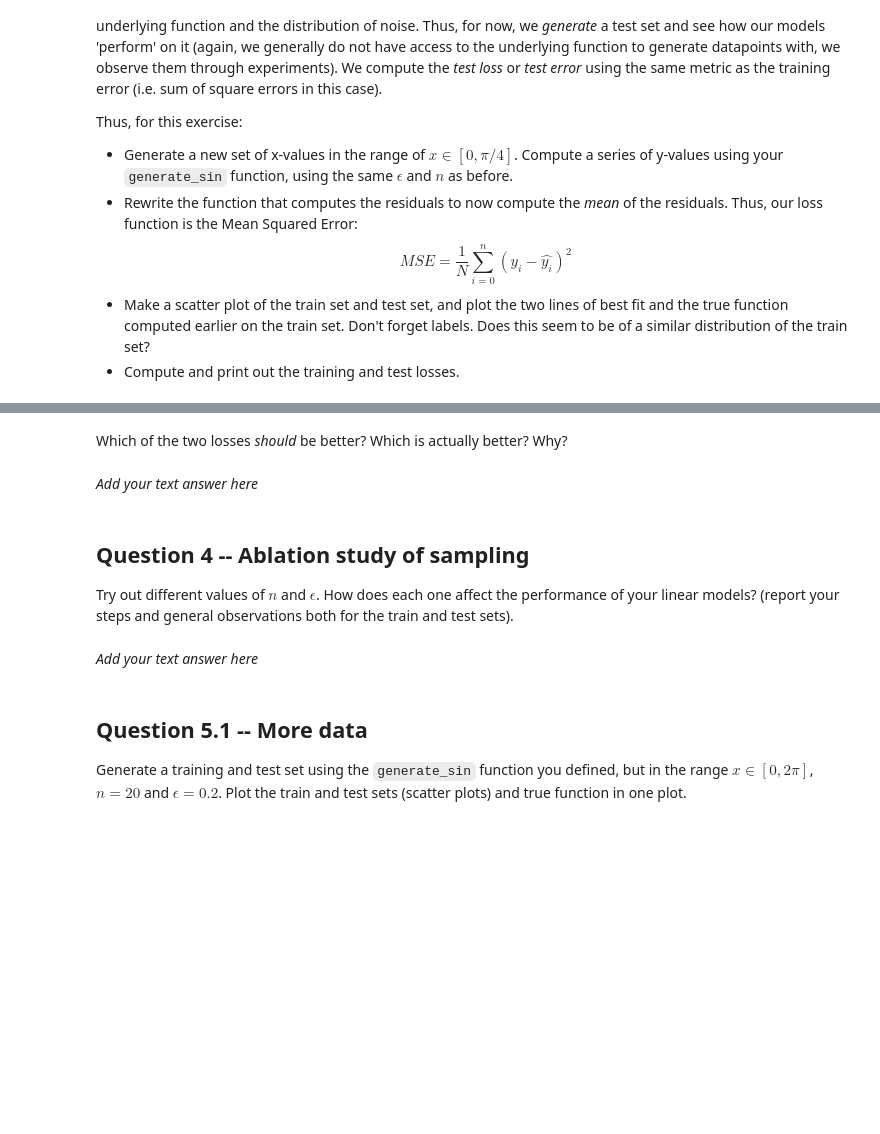
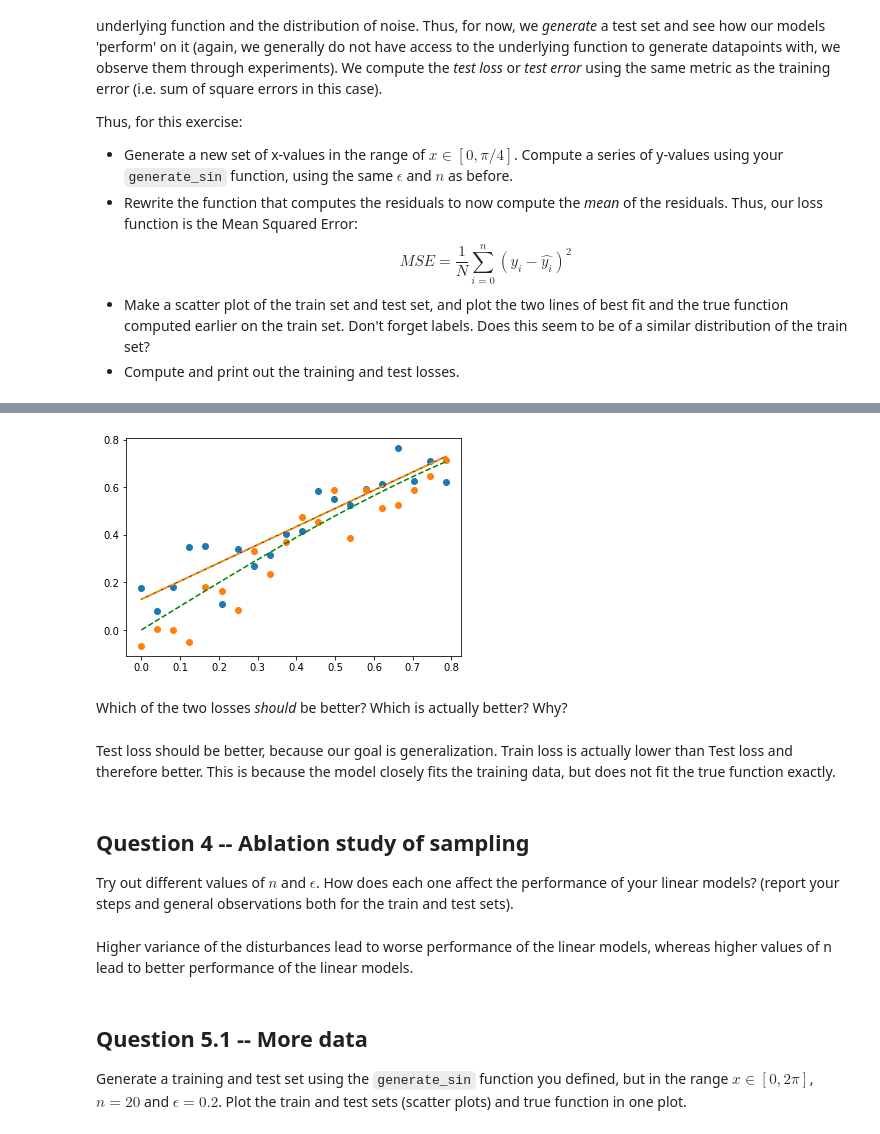
Before and after one commit to mhedeman/TuringMLDL2023Assignments, a Jupyter notebook: Week 1/Assignment 1 .ipynb, the cells around one changed output, grey strips where cells are left out. Saved outputs shown, nothing was run; the diff lists cells and outputs as text; code cells hidden in the pictures; blank space fills up the shorter version.

```diff
--- a/Week 1/Assignment 1 .ipynb
+++ b/Week 1/Assignment 1 .ipynb
@@ -169,19 +204,21 @@ $$MSE = \frac{1}{N} \sum_{i=0}^{n}(y_i-\hat{y_i})^2$$
 - Make a scatter plot of the train set and test set, and plot the two lines of best fit and the true function computed earlier on the train set. Don't forget labels. Does this seem to be of a similar distribution of the train set?
 - Compute and print out the training and test losses.
 # %%
-def compute_mse(y_true, y_pred):
-    # TODO: your code here
+def compute_mse(x, y_true, a, b):
+    mse = np.mean(np.square(y_true-(a*x+b)))
     return mse
 
-x_test = ...
-y_test = ...
+x_test = np.linspace(0, np.pi/4, 20)
+y_test = generate_sin(x, 0.1)
 
 plt.scatter(x, y, label="Train set)")
 plt.scatter(x_test, y_test, label="Test set")
 
 # TODO: plot data, lines of best fit, true function, make it pretty
-...
-
+plt.plot()
+plt.plot(x_pure, y_pure, 'g--', label='True f(x): sin(x)')
+plt.plot(x, y_best, 'r-', label='Line of best fit')
+plt.plot(x, y_best_np, 'y--', label='Polyfit line')
 
 test_loss = compute_mse(x_test, y_test, a, b)
 train_loss = compute_mse(x, y, a, b)
@@ -189,3 +226,4 @@ train_loss = compute_mse(x, y, a, b)
 print("Coefficients: ", (a, b))
 print("Train loss:   ", train_loss)
 print("Test loss:    ", test_loss)
+# %% [output]
@@ -192,13 +233,14 @@ print("Test loss:    ", test_loss)
+[figure, added]
 # %% [markdown]
 Which of the two losses *should* be better? Which is actually better? Why?
 # %% [markdown]
-*Add your text answer here*
+Test loss should be better, because our goal is generalization. Train loss is actually lower than Test loss and therefore better. This is because the model closely fits the training data, but does not fit the true function exactly.
 # %% [markdown]
 ## Question 4 -- Ablation study of sampling
 
 Try out different values of $n$ and $\epsilon$. How does each one affect the performance of your linear models? (report your steps and general observations both for the train and test sets).
 # %% [markdown]
-*Add your text answer here*
+Higher variance of the disturbances lead to worse performance of the linear models, whereas higher values of n lead to better performance of the linear models.
 # %% [markdown]
 ## Question 5.1 -- More data
 
```
Also changed, not shown: parts of 10 cells of this notebook.
